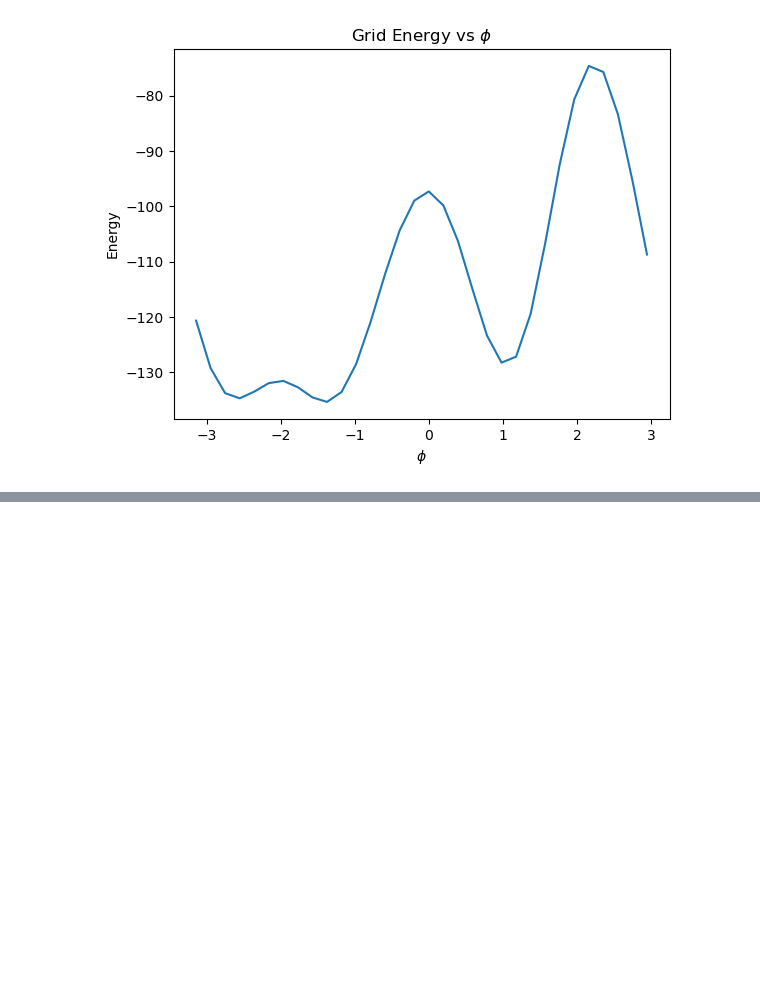
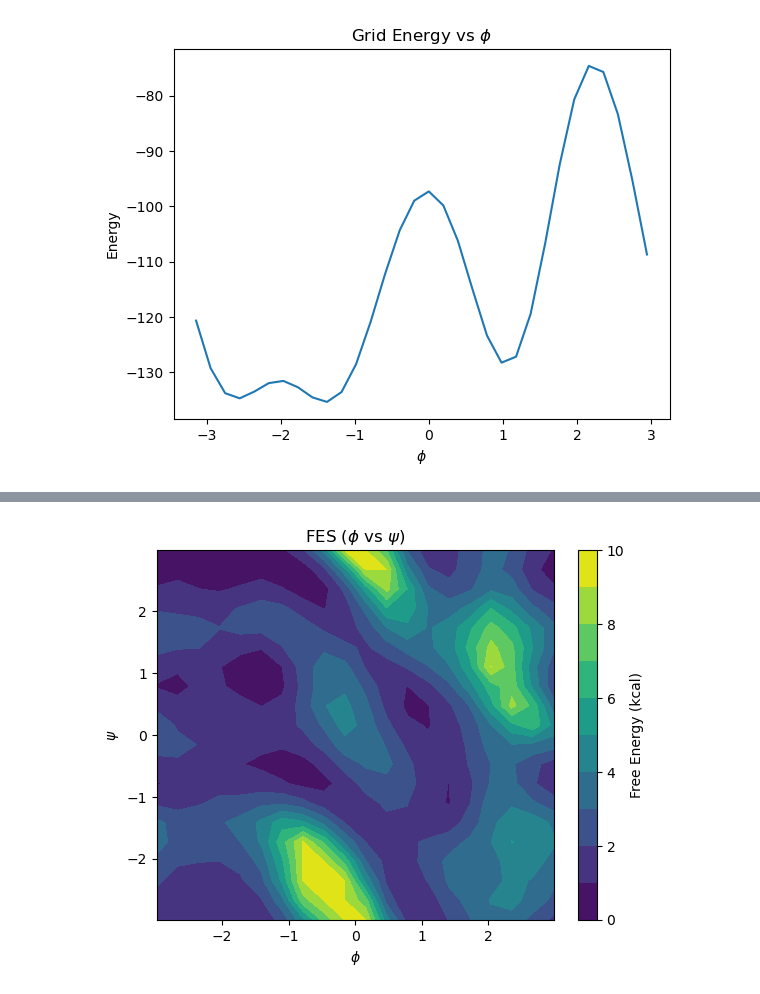
Before and after one commit to thomas-egg/comp-lab-class, a Jupyter notebook: Week6/PLUMED_MC_analysis.ipynb, the cells around one changed output, grey strips where cells are left out. Saved outputs shown, nothing was run; the diff lists cells and outputs as text; code cells hidden in the pictures; blank space fills up the shorter version.

```diff
--- a/Week6/PLUMED_MC_analysis.ipynb
+++ b/Week6/PLUMED_MC_analysis.ipynb
@@ -122,0 +181,14 @@ plt.show()
+# %%
+# Work with centers
+x_centers = (x_edge[1:] + x_edge[:-1]) / 2
+y_centers = (y_edge[1:] + y_edge[:-1]) / 2
+
+# Create a heatmap or 2D histogram plot
+plt.contourf(x_centers, y_centers, hist.T, levels=9, cmap='viridis')
+plt.colorbar(label='Free Energy (kcal)')
+plt.xlabel('$\phi$')
+plt.ylabel('$\psi$')
+plt.title('FES ($\phi$ vs $\psi$)')
+plt.show()
+# %% [output]
+[figure, added]
```
Also changed, not shown: parts of 7 cells of this notebook, 17 other files.
